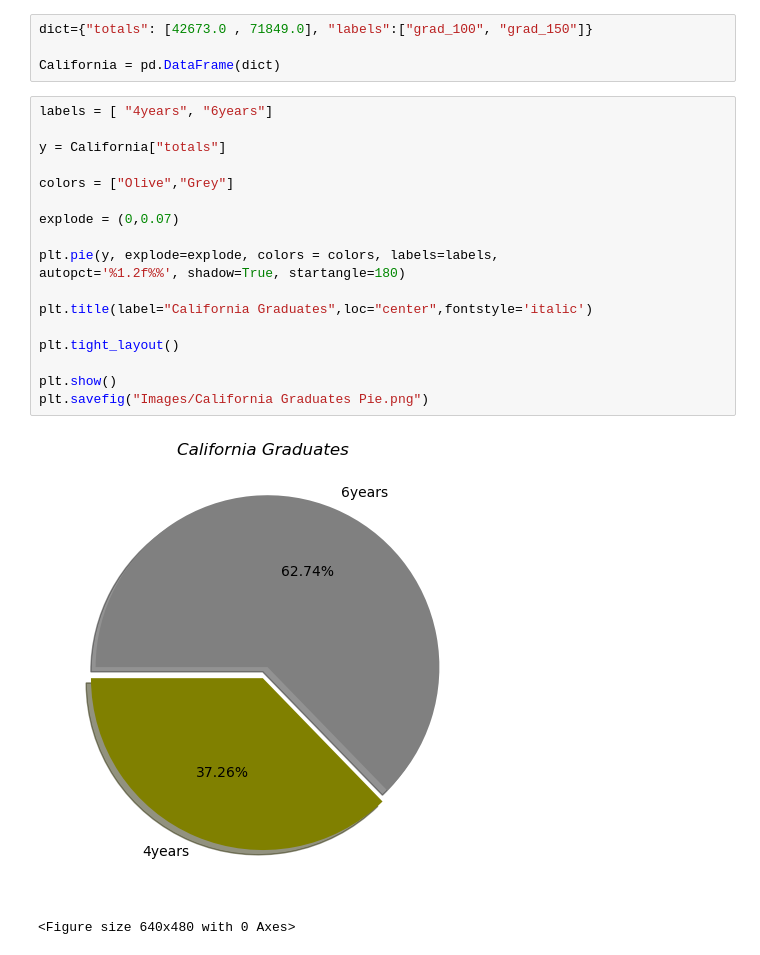
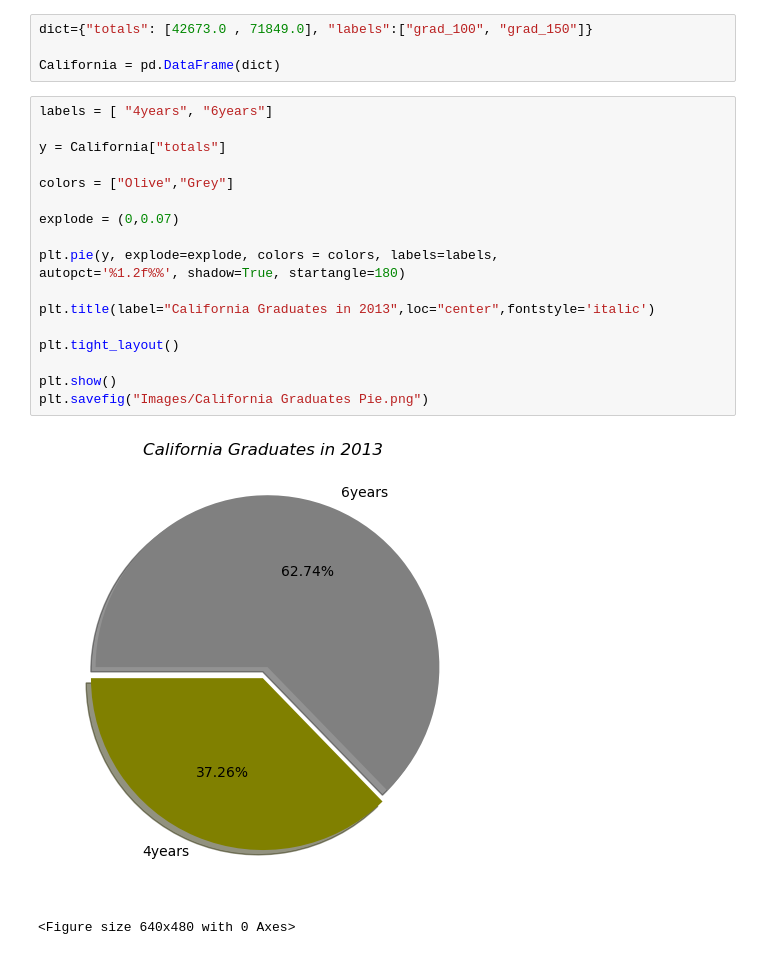
Before and after one commit to will5722/Trends-in-Education, a Jupyter notebook: DataAnalysis.ipynb, the cells around one changed output. Cells and saved outputs as stored; diff of their text form.

```diff
--- a/DataAnalysis.ipynb
+++ b/DataAnalysis.ipynb
@@ -323,21 +309,21 @@ California = pd.DataFrame(dict)
 # %%
 labels = [ "4years", "6years"]
 
 y = California["totals"]
 
 colors = ["Olive","Grey"]
 
 explode = (0,0.07)
 
 plt.pie(y, explode=explode, colors = colors, labels=labels,
 autopct='%1.2f%%', shadow=True, startangle=180)
 
-plt.title(label="California Graduates",loc="center",fontstyle='italic')
+plt.title(label="California Graduates in 2013",loc="center",fontstyle='italic')
 
 plt.tight_layout()
 
 plt.show()
 plt.savefig("Images/California Graduates Pie.png")
 # %% [output]
-[figure, old version]
+[figure, new version]
 <Figure size 640x480 with 0 Axes>
```
Also changed, not shown: parts of 7 cells of this notebook, 1 other file.
